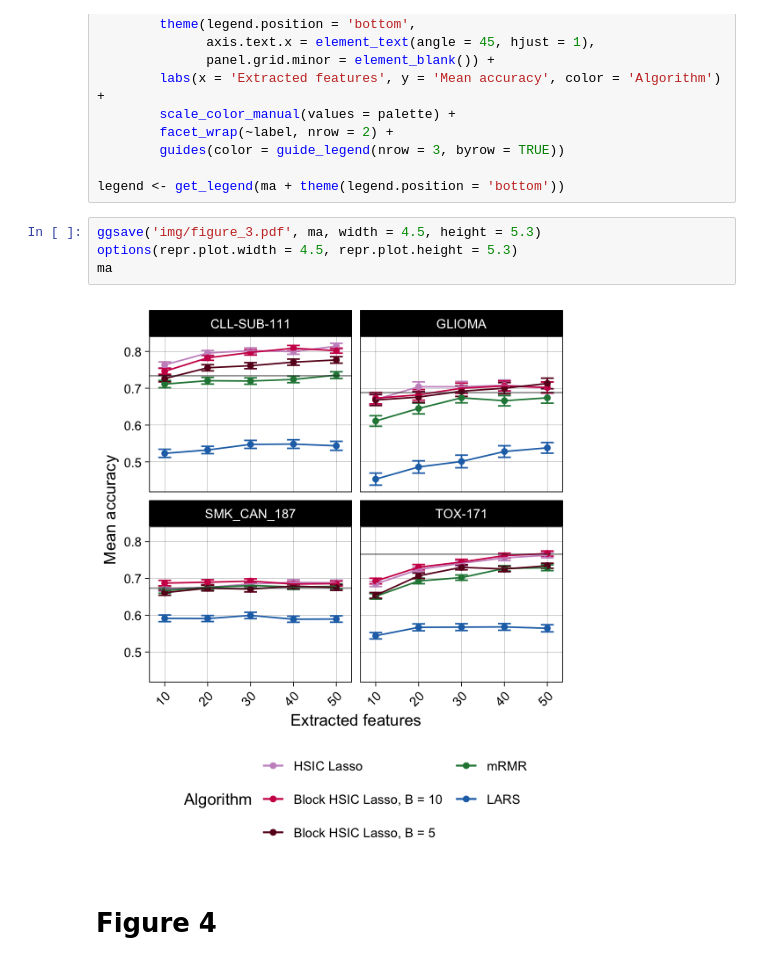
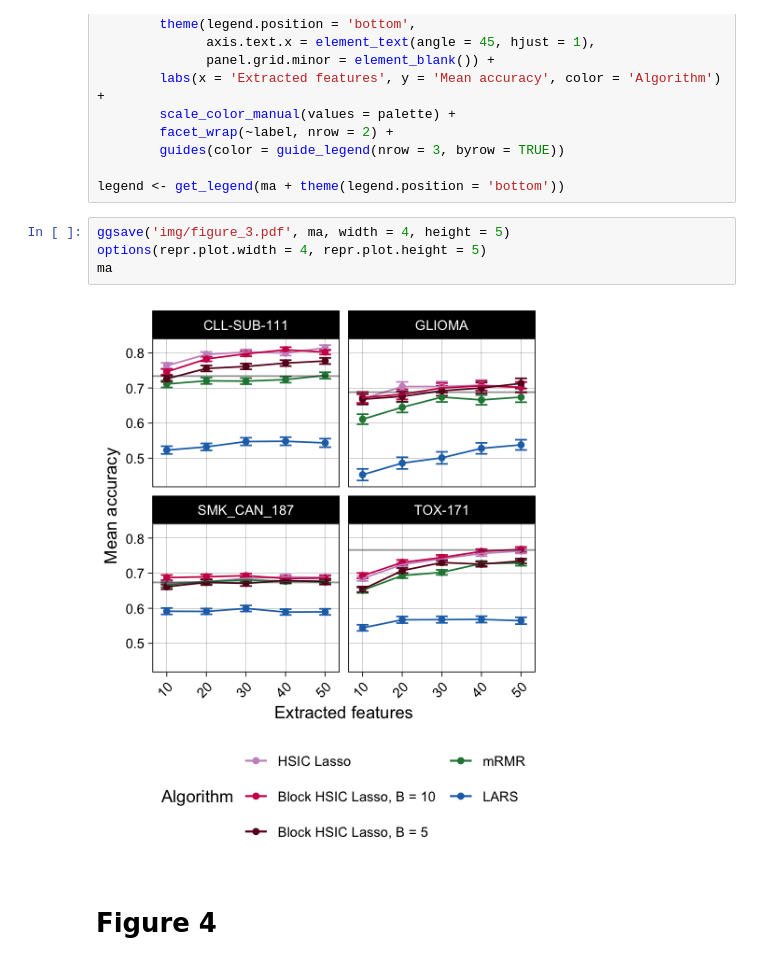
Before and after one commit to hclimente/nori, a Jupyter notebook: doc/figures.ipynb, the cells around one changed output. Saved outputs shown, nothing was run; the diff lists cells and outputs as text.

```diff
--- a/doc/figures.ipynb
+++ b/doc/figures.ipynb
@@ -270,11 +270,11 @@ ma <- prediction_ma %>%
 
 legend <- get_legend(ma + theme(legend.position = 'bottom'))
 # %%
-ggsave('img/figure_3.pdf', ma, width = 4.5, height = 5.3)
-options(repr.plot.width = 4.5, repr.plot.height = 5.3)
+ggsave('img/figure_3.pdf', ma, width = 4, height = 5)
+options(repr.plot.width = 4, repr.plot.height = 5)
 ma
 # %% [output]
-[figure, old version]
+[figure, new version]
 # %% [markdown]
 # Figure 4
 # %%
```
Also changed, not shown: 3 other files.
